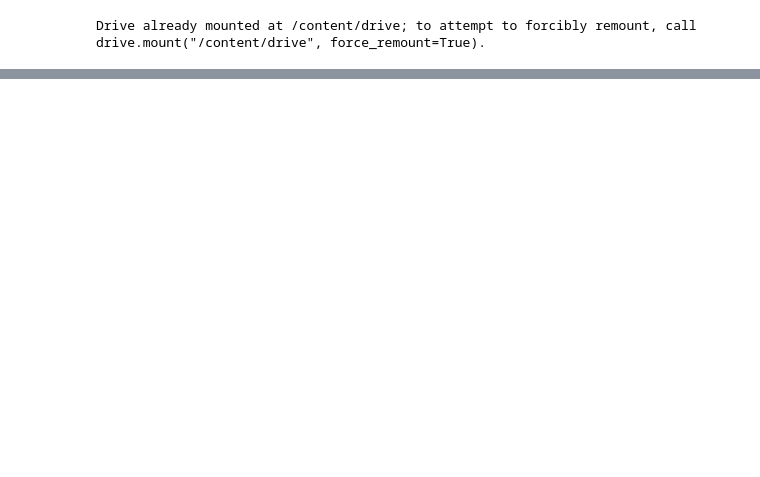
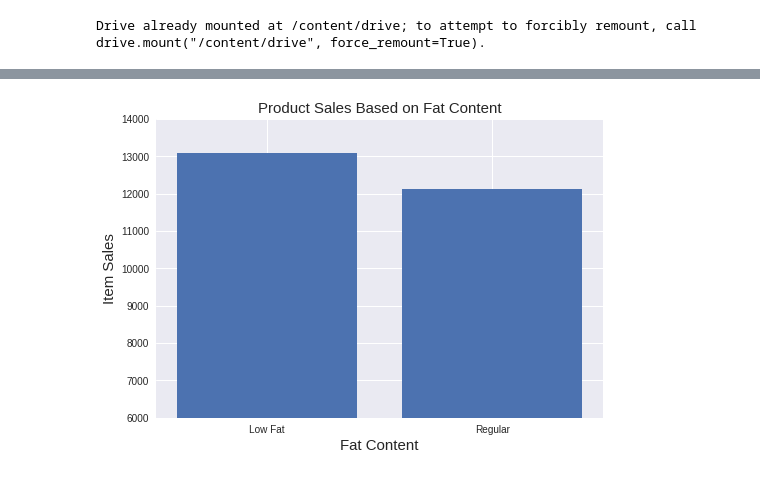
Before and after one commit to dylanahola/Food-Sales-Predictions, a Jupyter notebook: Sales_Predictions.ipynb, the cells around one changed output, grey strips where cells are left out. Cells and saved outputs as stored; diff of their text form; code cells hidden in the pictures; blank space fills up the shorter version.

```diff
--- a/Sales_Predictions.ipynb
+++ b/Sales_Predictions.ipynb
@@ -68,0 +224,8 @@ sales_df.fillna(weight_mean, inplace = True)
+# %%
+plt.bar(itemfat, outletsales)
+plt.ylim(bottom = 6000, top = 14000)
+plt.title('Product Sales Based on Fat Content', fontsize = 15);
+plt.ylabel('Item Sales', fontsize = 15);
+plt.xlabel('Fat Content', fontsize = 15);
+# %% [output]
+[figure, added]
```
Also changed, not shown: parts of 26 cells of this notebook.
